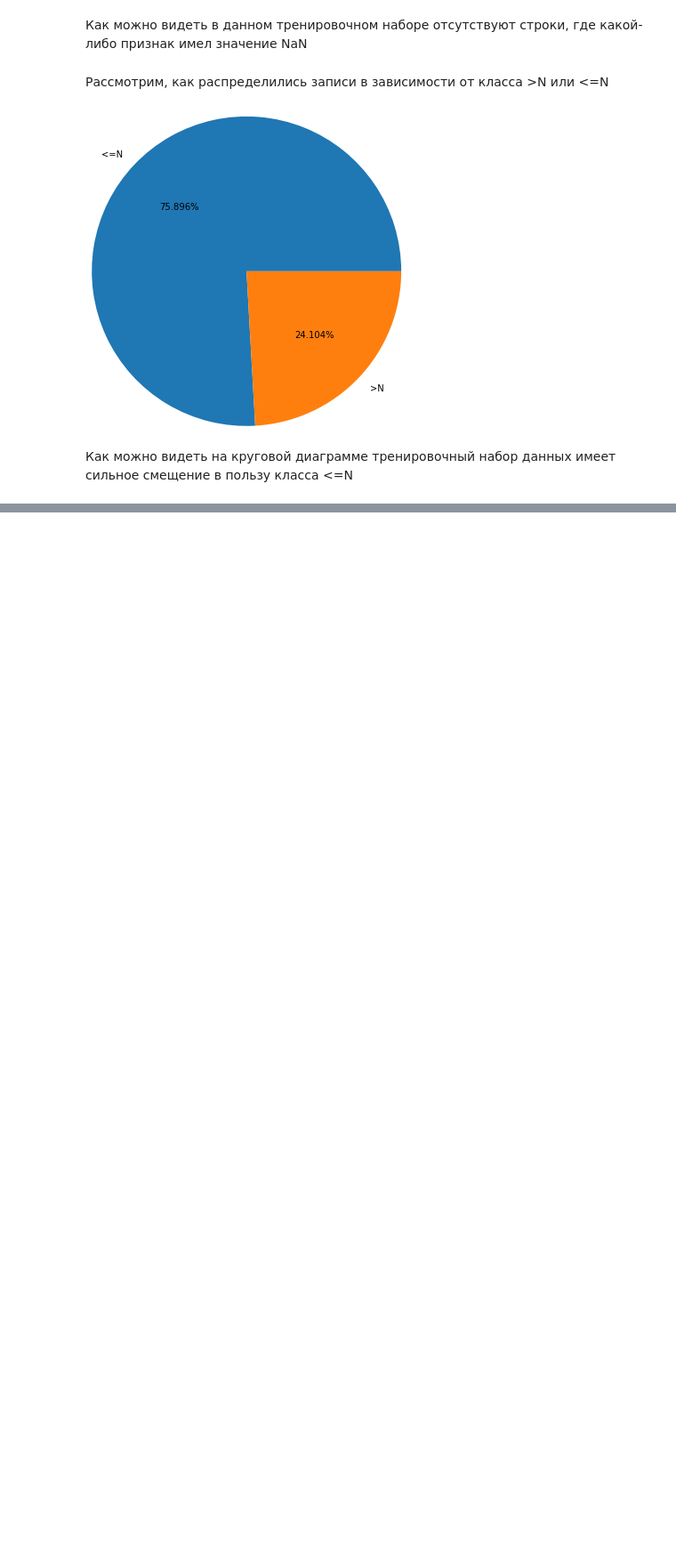
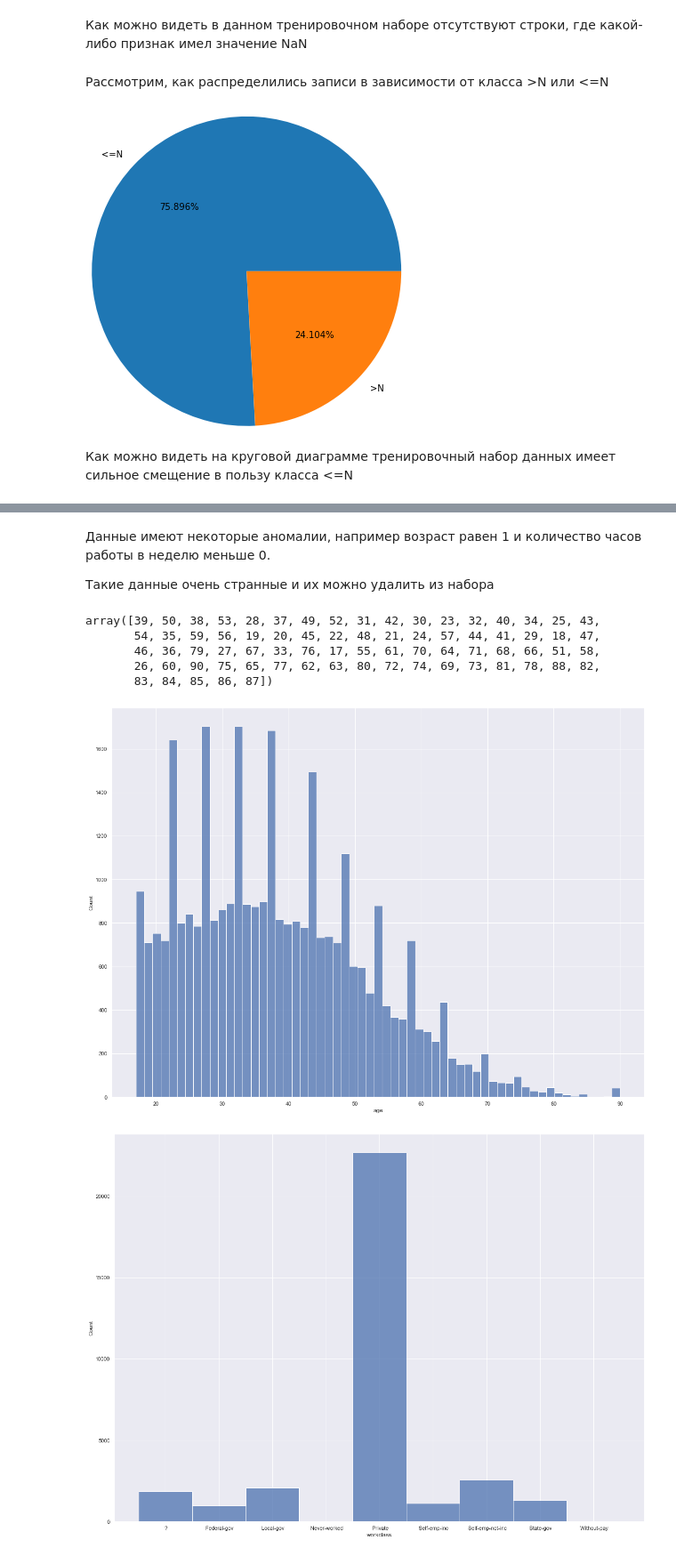
Before and after one commit to DimaScientist/WA-Test-DS, a Jupyter notebook: TestTask.ipynb, the cells around one changed output, grey strips where cells are left out. Shown: that part at 89% size. Drawn from its saved outputs; the diff is of its cells as text; code cells hidden in the pictures; blank space fills up the shorter version.

```diff
--- a/TestTask.ipynb
+++ b/TestTask.ipynb
@@ -188,0 +218,22 @@ plt.show()
+# %% [markdown]
+Данные имеют некоторые аномалии, например возраст равен 1 и количество часов работы в неделю меньше 0.
+
+Такие данные очень странные и их можно удалить из набора
+# %%
+new_train_data = new_train_data.loc[new_train_data['age'] >= 17]
+# %%
+new_train_data.age.unique()
+# %% [output]
+array([39, 50, 38, 53, 28, 37, 49, 52, 31, 42, 30, 23, 32, 40, 34, 25, 43,
+       54, 35, 59, 56, 19, 20, 45, 22, 48, 21, 24, 57, 44, 41, 29, 18, 47,
+       46, 36, 79, 27, 67, 33, 76, 17, 55, 61, 70, 64, 71, 68, 66, 51, 58,
+       26, 60, 90, 75, 65, 77, 62, 63, 80, 72, 74, 69, 73, 81, 78, 88, 82,
+       83, 84, 85, 86, 87])
+# %%
+for i, col in enumerate(new_train_data.columns):
+    if col not in ['final_weight', 'cap-gain', 'cap-loss', 'comparison', 'native-country']:
+        plt.figure(i)
+        sns.histplot(data=new_train_data, x=col)
+# %% [output]
+[figure, added]
+[figure, added]
```
Also changed, not shown: parts of 6 cells of this notebook.
